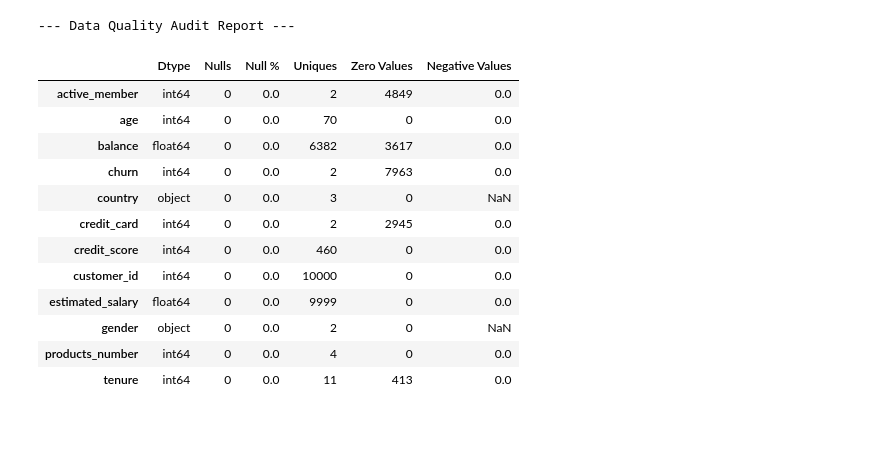
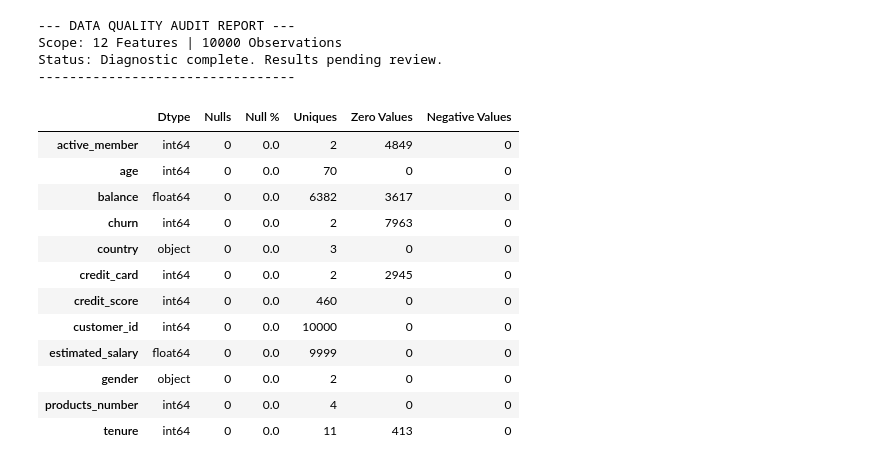
Before and after one commit to RameshSTA/ConnectIntelligence, a Jupyter notebook: backend/notebooks/01_data_audit.ipynb, the cells around one changed output. Cells and saved outputs as stored; diff of their text form; code cells hidden in the pictures; blank space fills up the shorter version.

```diff
--- a/backend/notebooks/01_data_audit.ipynb
+++ b/backend/notebooks/01_data_audit.ipynb
@@ -26,33 +65,83 @@ Dataset Loaded: 10000 rows, 12 columns
 | 3 | 15701354 | 699 | France | Female | 39 | 1 | 0.00 | 2 | 0 | ... |
 | 4 | 15737888 | 850 | Spain | Female | 43 | 2 | 125510.82 | 1 | 1 | ... |
 # %%
+"""
+Data Quality Audit and Diagnostic Reporting
+------------------------------------------
+This cell performs a deep-dive audit of the dataset's integrity. In banking
+analytics, identifying 'silent failures'—such as negative balances or
+excessive zero-values—is critical before proceeding to feature engineering.
+
+Key Actions:
+1. Identify Data Types (Dtypes) to ensure features are correctly vectorized.
+2. Quantify Missingness (Nulls/Null %) to determine imputation strategies.
+3. Audit Cardinality (Uniques) to flag potential identifiers or redundant categories.
+4. Detect Numerical Anomalies:
+    - Zero Values: Often represent inactive accounts or data entry gaps.
+    - Negative Values: Flagged as potential sign-errors in financial extraction.
+"""
+
 def professional_audit(df):
+    """
+    Generates a structured quality report for the provided DataFrame.
+
+    This function consolidates various quality metrics into a single
+    view, allowing for immediate identification of data hygiene issues.
+    """
+
+    # 1. Attribute Inventory
+    # We assess the Dtype and Uniques to understand the nature of the data
+    # (Continuous vs. Categorical). High uniqueness in text fields often
+    # requires NLP or removal.
     audit_report = pd.DataFrame({
         'Dtype': df.dtypes,
         'Nulls': df.isnull().sum(),
         'Null %': (df.isnull().sum() / len(df)) * 100,
         'Uniques': df.nunique(),
+
+        # 2. Financial Context Audit
+        # Zero values in 'balance' or 'salary' are statistically significant
+        # behavioral markers in churn prediction, not necessarily errors.
         'Zero Values': (df == 0).sum(),
+
+        # 3. Anomaly Detection
+        # Negative values in financial columns (Credit Score, Balance, Salary)
+        # usually indicate systematic extraction errors or sign-flip issues.
         'Negative Values': (df.select_dtypes(include=[np.number]) < 0).sum()
     })
+
+    # Fill NaN values in 'Negative Values' for non-numeric columns to maintain report clarity
+    audit_report['Negative Values'] = audit_report['Negative Values'].fillna(0).astype(int)
+
     return audit_report
 
+# --- Execution & Reporting ---
+# We execute the audit on the raw dataframe to establish a baseline of 'data hygiene'.
 audit = professional_audit(df)
-print("--- Data Quality Audit Report ---")
+
+print("--- DATA QUALITY AUDIT REPORT ---")
+print(f"Scope: {len(df.columns)} Features | {len(df)} Observations")
+print("Status: Diagnostic complete. Results pending review.")
+print("-" * 33)
+
+# Utilizing 'display' for an interactive, formatted table in the Jupyter environment
 display(audit)
 # %% [output]
---- Data Quality Audit Report ---
+--- DATA QUALITY AUDIT REPORT ---
+Scope: 12 Features | 10000 Observations
+Status: Diagnostic complete. Results pending review.
+---------------------------------
 |  | Dtype | Nulls | Null % | Uniques | Zero Values | Negative Values |
-| active_member | int64 | 0 | 0.0 | 2 | 4849 | 0.0 |
-| age | int64 | 0 | 0.0 | 70 | 0 | 0.0 |
-| balance | float64 | 0 | 0.0 | 6382 | 3617 | 0.0 |
-| churn | int64 | 0 | 0.0 | 2 | 7963 | 0.0 |
-| country | object | 0 | 0.0 | 3 | 0 | NaN |
-| credit_card | int64 | 0 | 0.0 | 2 | 2945 | 0.0 |
-| credit_score | int64 | 0 | 0.0 | 460 | 0 | 0.0 |
-| customer_id | int64 | 0 | 0.0 | 10000 | 0 | 0.0 |
-| estimated_salary | float64 | 0 | 0.0 | 9999 | 0 | 0.0 |
-| gender | object | 0 | 0.0 | 2 | 0 | NaN |
-| products_number | int64 | 0 | 0.0 | 4 | 0 | 0.0 |
-| tenure | int64 | 0 | 0.0 | 11 | 413 | 0.0 |
+| active_member | int64 | 0 | 0.0 | 2 | 4849 | 0 |
+| age | int64 | 0 | 0.0 | 70 | 0 | 0 |
+| balance | float64 | 0 | 0.0 | 6382 | 3617 | 0 |
+| churn | int64 | 0 | 0.0 | 2 | 7963 | 0 |
+| country | object | 0 | 0.0 | 3 | 0 | 0 |
+| credit_card | int64 | 0 | 0.0 | 2 | 2945 | 0 |
+| credit_score | int64 | 0 | 0.0 | 460 | 0 | 0 |
+| customer_id | int64 | 0 | 0.0 | 10000 | 0 | 0 |
+| estimated_salary | float64 | 0 | 0.0 | 9999 | 0 | 0 |
+| gender | object | 0 | 0.0 | 2 | 0 | 0 |
+| products_number | int64 | 0 | 0.0 | 4 | 0 | 0 |
+| tenure | int64 | 0 | 0.0 | 11 | 413 | 0 |
 # %%
```
Also changed, not shown: parts of 5 cells of this notebook, 12 other files.
